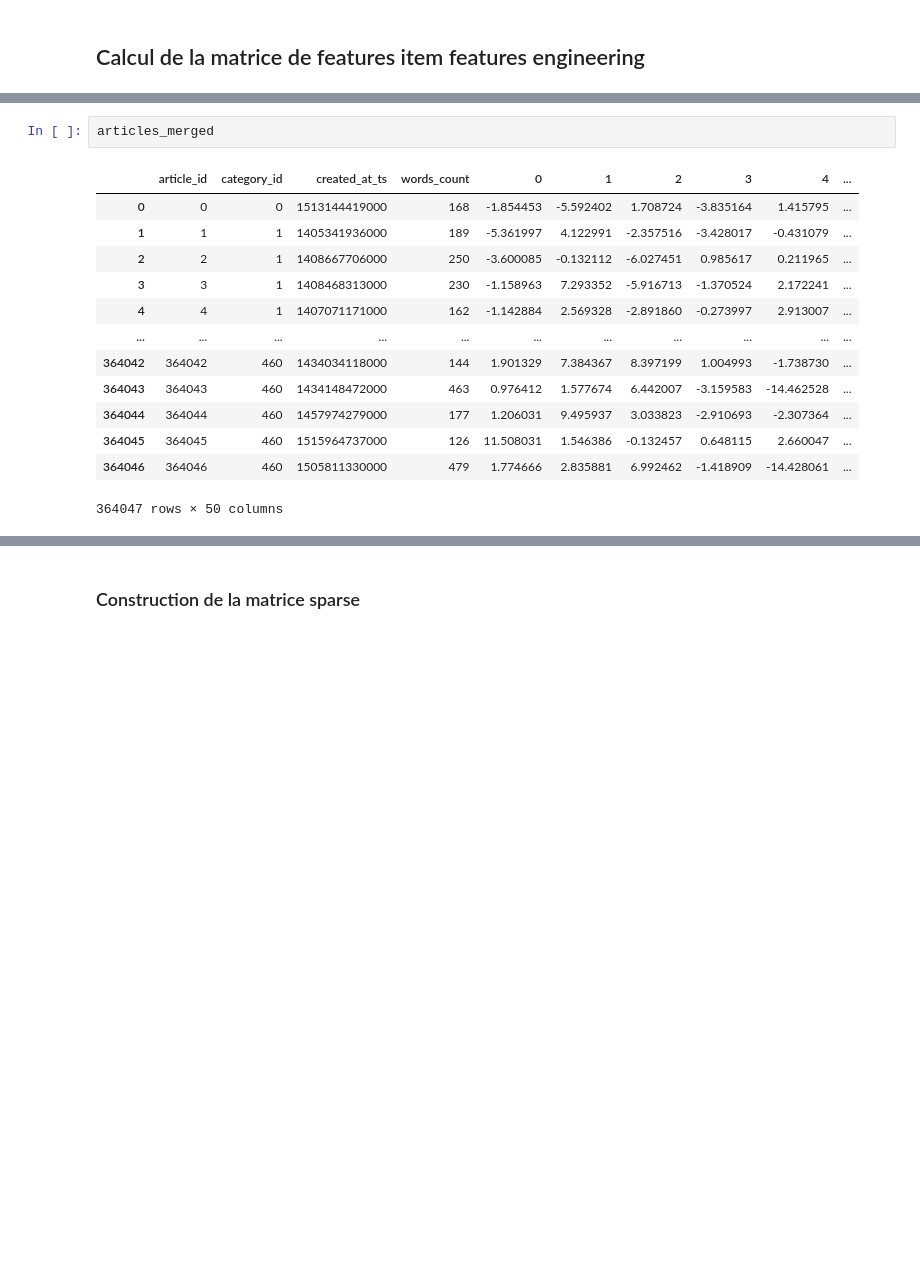
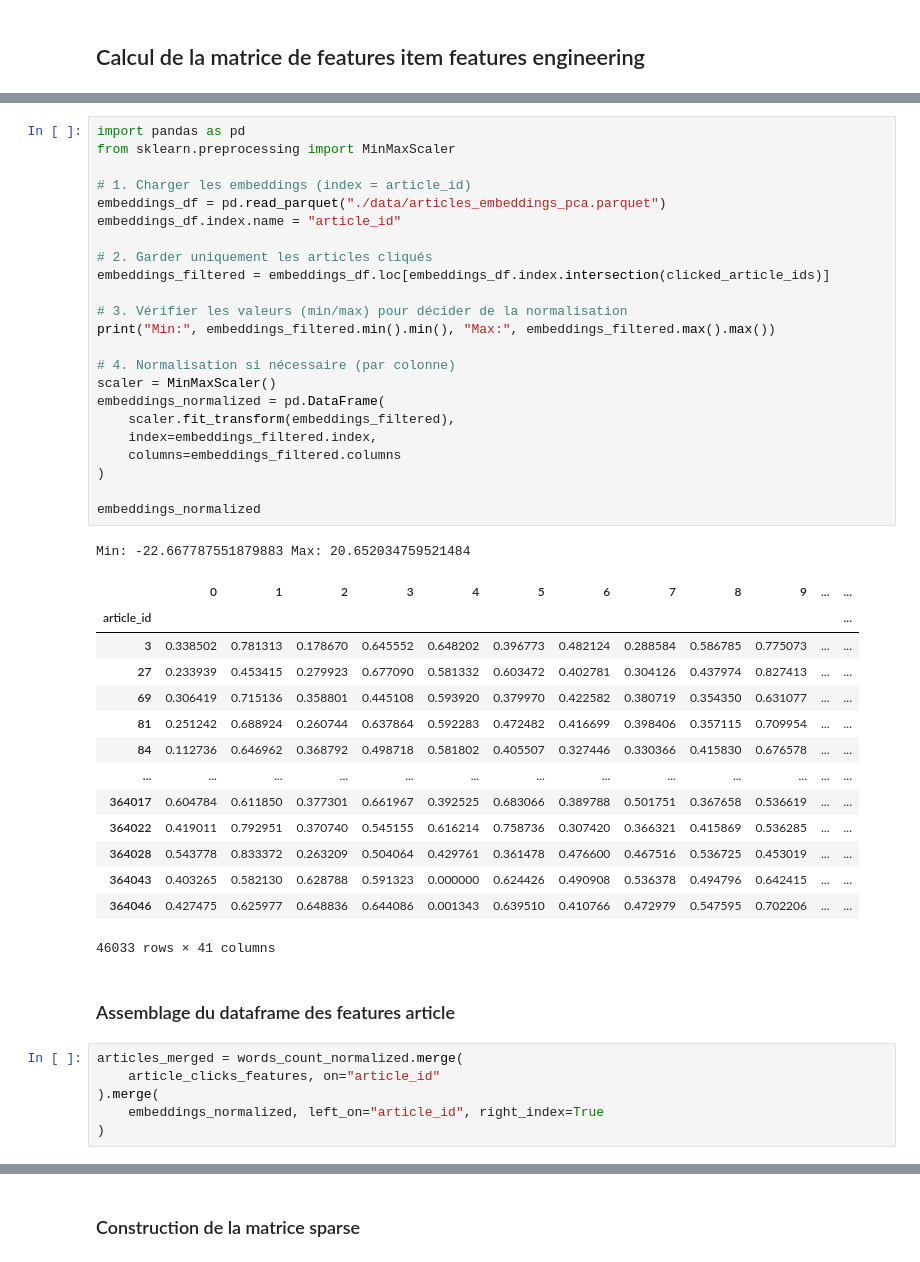
Before and after one commit to cecile-aie/oc_aie_p10, a Jupyter notebook: hybrid_lightfm_modelisation.ipynb, the cells around one changed output, grey strips where cells are left out. Cells and saved outputs as stored; diff of their text form; blank space fills up the shorter version.

```diff
--- a/hybrid_lightfm_modelisation.ipynb
+++ b/hybrid_lightfm_modelisation.ipynb
@@ -942,16 +1249,47 @@ for col in features_to_scale:
-# %%
-articles_merged
-# %% [output]
-|  | article_id | category_id | created_at_ts | words_count | 0 | 1 | 2 | 3 | 4 | ... |
-| 0 | 0 | 0 | 1513144419000 | 168 | -1.854453 | -5.592402 | 1.708724 | -3.835164 | 1.415795 | ... |
-| 1 | 1 | 1 | 1405341936000 | 189 | -5.361997 | 4.122991 | -2.357516 | -3.428017 | -0.431079 | ... |
-| 2 | 2 | 1 | 1408667706000 | 250 | -3.600085 | -0.132112 | -6.027451 | 0.985617 | 0.211965 | ... |
-| 3 | 3 | 1 | 1408468313000 | 230 | -1.158963 | 7.293352 | -5.916713 | -1.370524 | 2.172241 | ... |
-| 4 | 4 | 1 | 1407071171000 | 162 | -1.142884 | 2.569328 | -2.891860 | -0.273997 | 2.913007 | ... |
-| ... | ... | ... | ... | ... | ... | ... | ... | ... | ... | ... |
-| 364042 | 364042 | 460 | 1434034118000 | 144 | 1.901329 | 7.384367 | 8.397199 | 1.004993 | -1.738730 | ... |
-| 364043 | 364043 | 460 | 1434148472000 | 463 | 0.976412 | 1.577674 | 6.442007 | -3.159583 | -14.462528 | ... |
-| 364044 | 364044 | 460 | 1457974279000 | 177 | 1.206031 | 9.495937 | 3.033823 | -2.910693 | -2.307364 | ... |
-| 364045 | 364045 | 460 | 1515964737000 | 126 | 11.508031 | 1.546386 | -0.132457 | 0.648115 | 2.660047 | ... |
-| 364046 | 364046 | 460 | 1505811330000 | 479 | 1.774666 | 2.835881 | 6.992462 | -1.418909 | -14.428061 | ... |
-364047 rows × 50 columns
+# %%
+import pandas as pd
+from sklearn.preprocessing import MinMaxScaler
+
+# 1. Charger les embeddings (index = article_id)
+embeddings_df = pd.read_parquet("./data/articles_embeddings_pca.parquet")
+embeddings_df.index.name = "article_id"
+
+# 2. Garder uniquement les articles cliqués
+embeddings_filtered = embeddings_df.loc[embeddings_df.index.intersection(clicked_article_ids)]
+
+# 3. Vérifier les valeurs (min/max) pour décider de la normalisation
+print("Min:", embeddings_filtered.min().min(), "Max:", embeddings_filtered.max().max())
+
+# 4. Normalisation si nécessaire (par colonne)
+scaler = MinMaxScaler()
+embeddings_normalized = pd.DataFrame(
+    scaler.fit_transform(embeddings_filtered),
+    index=embeddings_filtered.index,
+    columns=embeddings_filtered.columns
+)
+
+embeddings_normalized
+# %% [output]
+Min: -22.667787551879883 Max: 20.652034759521484
+|  | 0 | 1 | 2 | 3 | 4 | 5 | 6 | 7 | 8 | 9 | ... | ... |
+| article_id |  |  |  |  |  |  |  |  |  |  |  | ... |
+| 3 | 0.338502 | 0.781313 | 0.178670 | 0.645552 | 0.648202 | 0.396773 | 0.482124 | 0.288584 | 0.586785 | 0.775073 | ... | ... |
+| 27 | 0.233939 | 0.453415 | 0.279923 | 0.677090 | 0.581332 | 0.603472 | 0.402781 | 0.304126 | 0.437974 | 0.827413 | ... | ... |
+| 69 | 0.306419 | 0.715136 | 0.358801 | 0.445108 | 0.593920 | 0.379970 | 0.422582 | 0.380719 | 0.354350 | 0.631077 | ... | ... |
+| 81 | 0.251242 | 0.688924 | 0.260744 | 0.637864 | 0.592283 | 0.472482 | 0.416699 | 0.398406 | 0.357115 | 0.709954 | ... | ... |
+| 84 | 0.112736 | 0.646962 | 0.368792 | 0.498718 | 0.581802 | 0.405507 | 0.327446 | 0.330366 | 0.415830 | 0.676578 | ... | ... |
+| ... | ... | ... | ... | ... | ... | ... | ... | ... | ... | ... | ... | ... |
+| 364017 | 0.604784 | 0.611850 | 0.377301 | 0.661967 | 0.392525 | 0.683066 | 0.389788 | 0.501751 | 0.367658 | 0.536619 | ... | ... |
+| 364022 | 0.419011 | 0.792951 | 0.370740 | 0.545155 | 0.616214 | 0.758736 | 0.307420 | 0.366321 | 0.415869 | 0.536285 | ... | ... |
+| 364028 | 0.543778 | 0.833372 | 0.263209 | 0.504064 | 0.429761 | 0.361478 | 0.476600 | 0.467516 | 0.536725 | 0.453019 | ... | ... |
+| 364043 | 0.403265 | 0.582130 | 0.628788 | 0.591323 | 0.000000 | 0.624426 | 0.490908 | 0.536378 | 0.494796 | 0.642415 | ... | ... |
+| 364046 | 0.427475 | 0.625977 | 0.648836 | 0.644086 | 0.001343 | 0.639510 | 0.410766 | 0.472979 | 0.547595 | 0.702206 | ... | ... |
+46033 rows × 41 columns
+# %% [markdown]
+### Assemblage du dataframe des features article
+# %%
+articles_merged = words_count_normalized.merge(
+    article_clicks_features, on="article_id"
+).merge(
+    embeddings_normalized, left_on="article_id", right_index=True
+)
```
Also changed, not shown: parts of 59 cells of this notebook.
